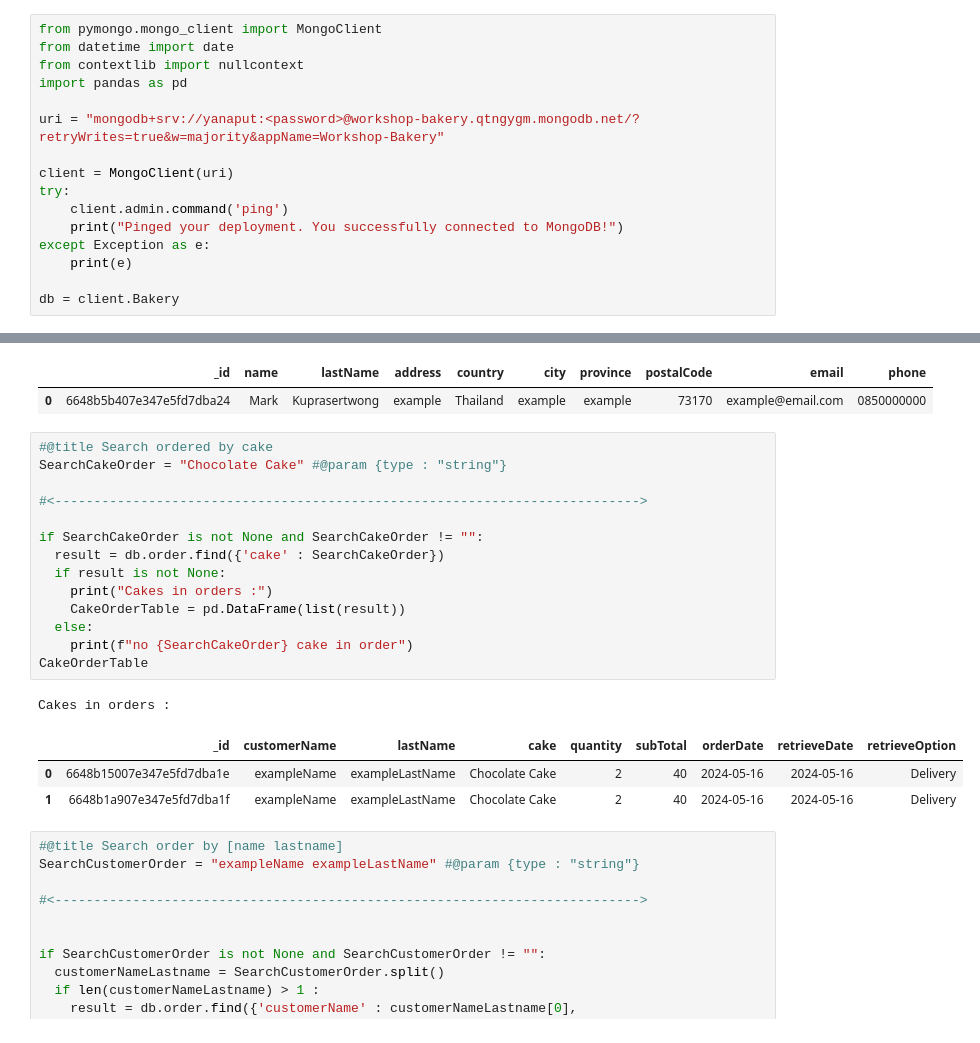
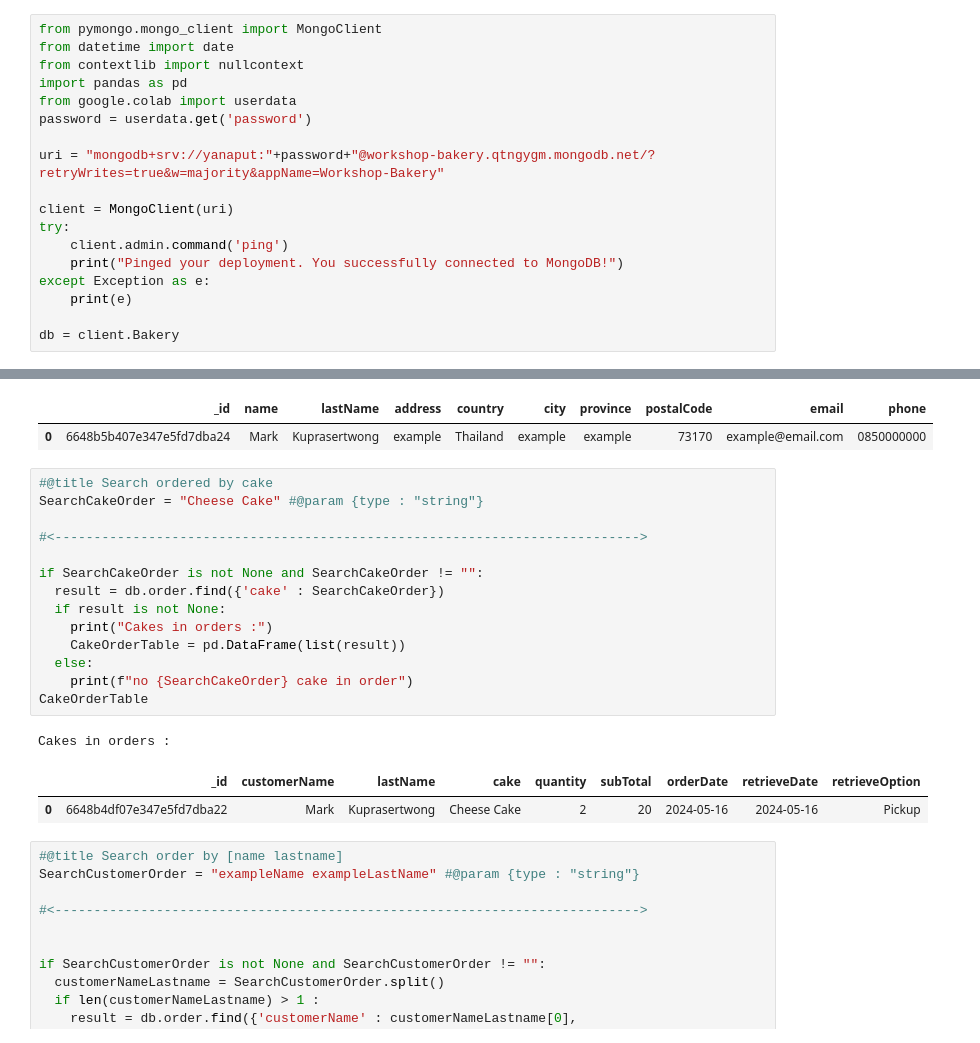
Before and after one commit to Yanaput/EGCI466-Big-Data-Processing, a Jupyter notebook: PyMongoExperiment.ipynb, the cells around one changed output, grey strips where cells are left out. Cells and saved outputs as stored; diff of their text form.

Commit message:
edit : change an example

```diff
--- a/PyMongoExperiment.ipynb
+++ b/PyMongoExperiment.ipynb
@@ -16,8 +16,10 @@ from pymongo.mongo_client import MongoClient
 from datetime import date
 from contextlib import nullcontext
 import pandas as pd
+from google.colab import userdata
+password = userdata.get('password')
 
-uri = "mongodb+srv://yanaput:<password>@workshop-bakery.qtngygm.mongodb.net/?retryWrites=true&w=majority&appName=Workshop-Bakery"
+uri = "mongodb+srv://yanaput:"+password+"@workshop-bakery.qtngygm.mongodb.net/?retryWrites=true&w=majority&appName=Workshop-Bakery"
 
 client = MongoClient(uri)
 try:
@@ -185,23 +186,22 @@ Cutomer info :
 | 0 | 6648b5b407e347e5fd7dba24 | Mark | Kuprasertwong | example | Thailand | example | example | 73170 | example@email.com | 0850000000 |
 # %%
 #@title Search ordered by cake
-SearchCakeOrder = "Chocolate Cake" #@param {type : "string"}
+SearchCakeOrder = "Cheese Cake" #@param {type : "string"}
 
 #<--------------------------------------------------------------------------->
 
 if SearchCakeOrder is not None and SearchCakeOrder != "":
   result = db.order.find({'cake' : SearchCakeOrder})
   if result is not None:
     print("Cakes in orders :")
     CakeOrderTable = pd.DataFrame(list(result))
   else:
     print(f"no {SearchCakeOrder} cake in order")
 CakeOrderTable
 # %% [output]
 Cakes in orders :
 |  | _id | customerName | lastName | cake | quantity | subTotal | orderDate | retrieveDate | retrieveOption |
-| 0 | 6648b15007e347e5fd7dba1e | exampleName | exampleLastName | Chocolate Cake | 2 | 40 | 2024-05-16 | 2024-05-16 | Delivery |
-| 1 | 6648b1a907e347e5fd7dba1f | exampleName | exampleLastName | Chocolate Cake | 2 | 40 | 2024-05-16 | 2024-05-16 | Delivery |
+| 0 | 6648b4df07e347e5fd7dba22 | Mark | Kuprasertwong | Cheese Cake | 2 | 20 | 2024-05-16 | 2024-05-16 | Pickup |
 # %%
 #@title Search order by [name lastname]
 SearchCustomerOrder = "exampleName exampleLastName" #@param {type : "string"}
```
Also changed, not shown: parts of 1 cell of this notebook.
